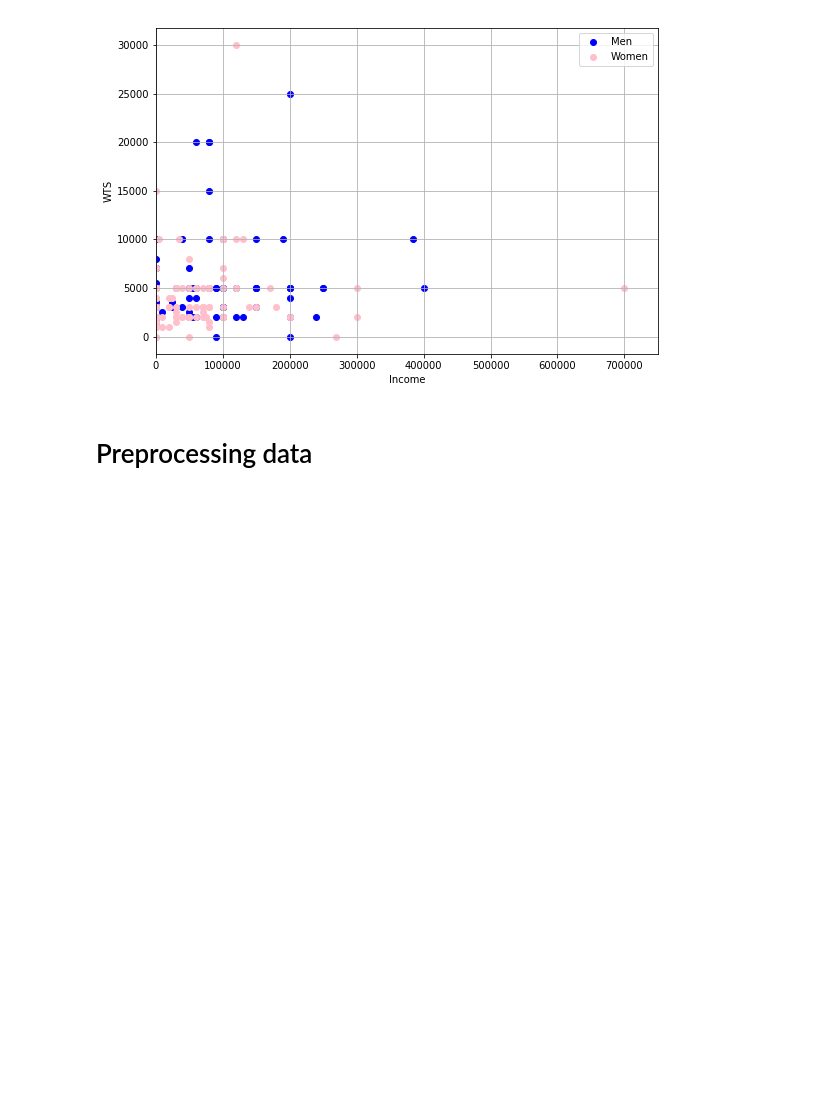
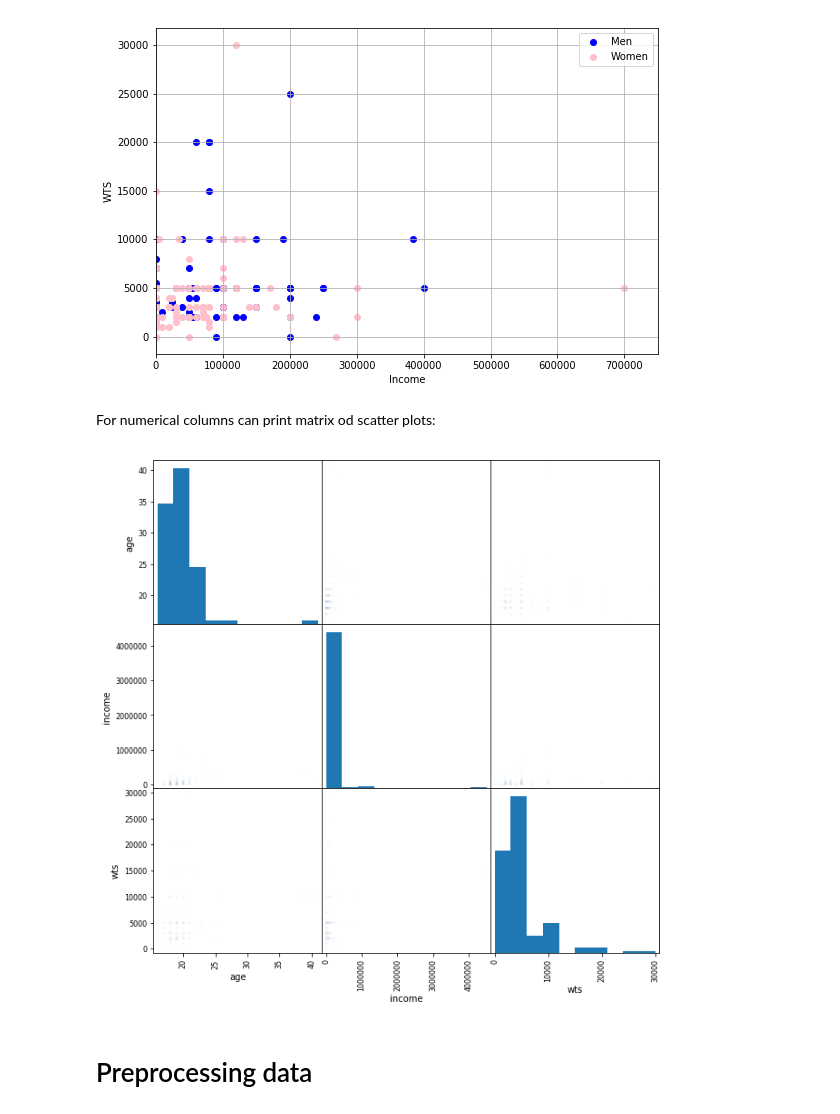
Before and after one commit to r3tgc/ML_homework, a Jupyter notebook: 1_kNN/Armenian_pubs_knn-v2.ipynb, the cells around one changed output. Saved outputs shown, nothing was run; the diff lists cells and outputs as text; code cells hidden in the pictures; blank space fills up the shorter version.

```diff
--- a/1_kNN/Armenian_pubs_knn-v2.ipynb
+++ b/1_kNN/Armenian_pubs_knn-v2.ipynb
@@ -281,6 +281,14 @@ plt.legend()
 plt.grid()
 # %% [output]
 [figure]
+# %% [markdown]
+For numerical columns can print matrix od scatter plots:
+# %%
+from pandas.tools.plotting import scatter_matrix
+scatter_matrix(dataset, alpha = .01, figsize = (10, 10))
+pass
+# %% [output]
+[figure, added]
 # %% [markdown]
 # Preprocessing data
 # %% [markdown]
```
